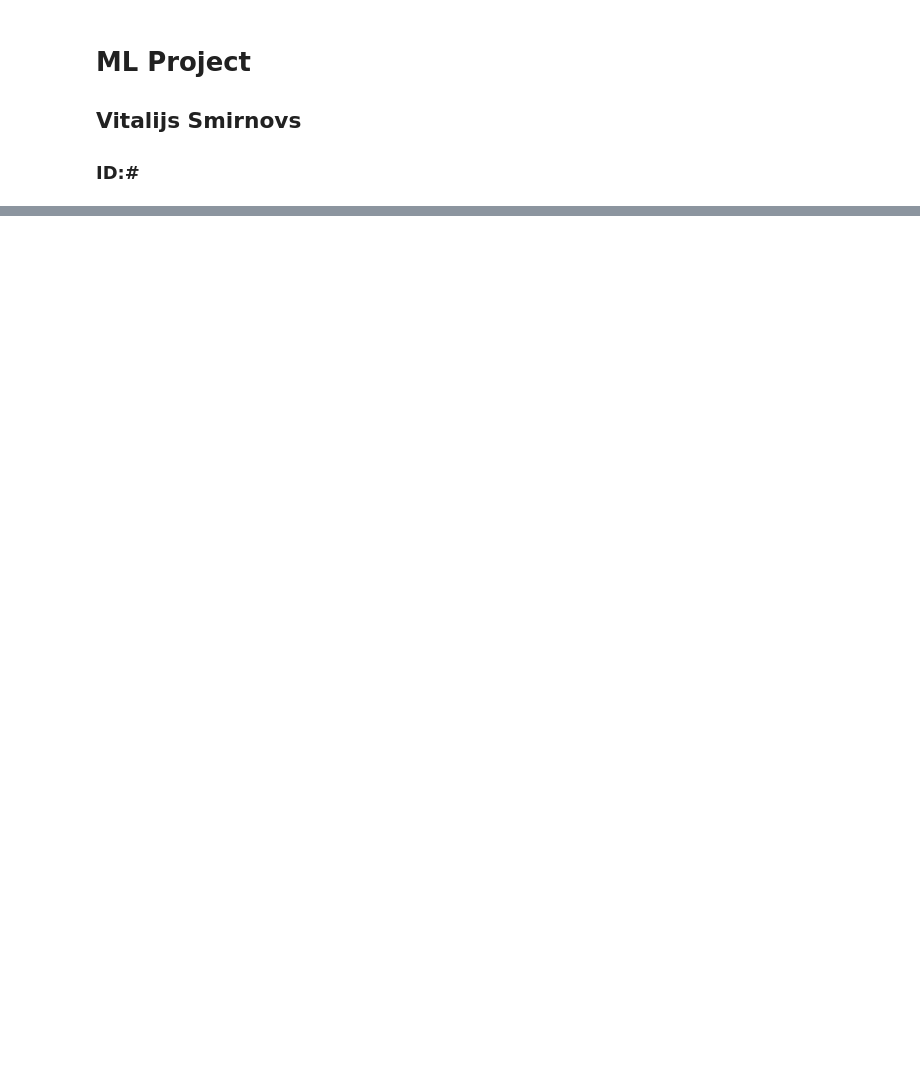
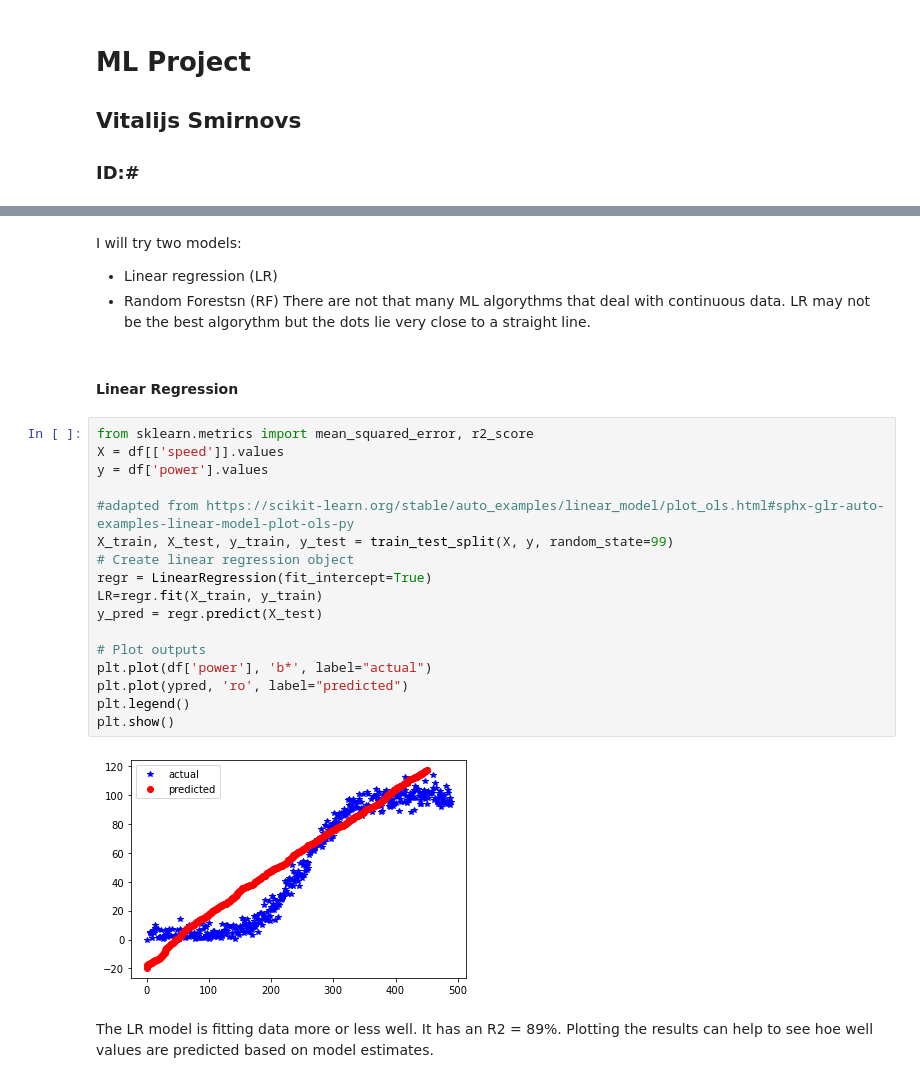
Before and after one commit to Vitalismirnov/ML_Project, a Jupyter notebook: ML_Project.ipynb, the cells around one changed output, grey strips where cells are left out. Cells and saved outputs as stored; diff of their text form; blank space fills up the shorter version.

Commit message:
linear

```diff
--- a/ML_Project.ipynb
+++ b/ML_Project.ipynb
@@ -17,0 +73,28 @@ import statsmodels.formula.api as smf
+# %% [markdown]
+I will try two models:
+* Linear regression (LR)
+* Random Forestsn (RF)
+There are not that many ML algorythms that deal with continuous data. LR may not be the best algorythm but the dots lie very close to a straight line.
+# %% [markdown]
+#### Linear Regression
+# %%
+from sklearn.metrics import mean_squared_error, r2_score
+X = df[['speed']].values
+y = df['power'].values
+
+#adapted from https://scikit-learn.org/stable/auto_examples/linear_model/plot_ols.html#sphx-glr-auto-examples-linear-model-plot-ols-py
+X_train, X_test, y_train, y_test = train_test_split(X, y, random_state=99)
+# Create linear regression object
+regr = LinearRegression(fit_intercept=True)
+LR=regr.fit(X_train, y_train)
+y_pred = regr.predict(X_test)
+
+# Plot outputs
+plt.plot(df['power'], 'b*', label="actual")
+plt.plot(ypred, 'ro', label="predicted")
+plt.legend()
+plt.show()
+# %% [output]
+[figure, added]
+# %% [markdown]
+The LR model is fitting data more or less well. It has an R2 = 89%. Plotting the results can help to see hoe well values are predicted based on model estimates.
```
Also changed, not shown: parts of 11 cells of this notebook.
